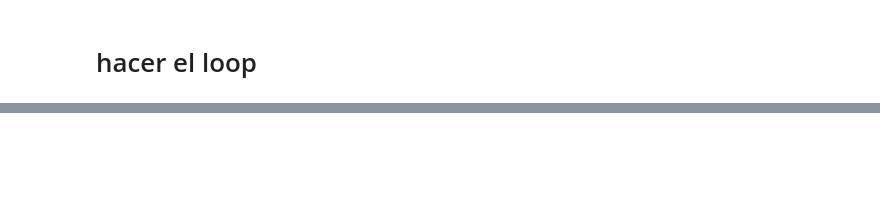
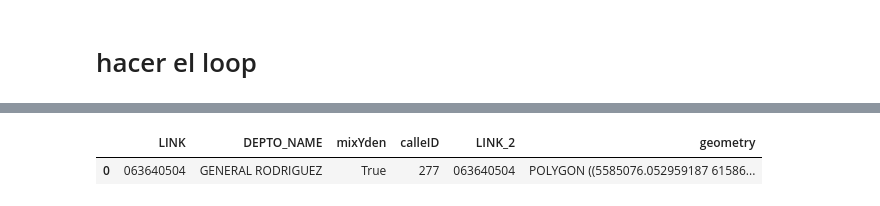
Before and after one commit to alephcero/thesis, a Jupyter notebook: src/crearCartografiaAGBA.ipynb, the cells around one changed output, grey strips where cells are left out. Drawn from its saved outputs; the diff is of its cells as text; code cells hidden in the pictures; blank space fills up the shorter version.

```diff
--- a/src/crearCartografiaAGBA.ipynb
+++ b/src/crearCartografiaAGBA.ipynb
@@ -332,0 +368,19 @@ appenDFdiss.plot(ax=ax)
+# %%
+'''
+primerID = calles.calleID.unique()[0]
+counter = 0
+subset = calles.loc[calles.calleID==primerID,:]
+unaLinea = subset.iloc[0:1,:]
+conjuntoDeRadios = agbaBajaDens.loc[agbaBajaDens.LINK.isin(subset.LINK),:]
+intercept = gpd.overlay(conjuntoDeRadios, unaLinea, how='intersection')
+intercept.head()
+primerID = calles.calleID.unique()[1]
+subset = calles.loc[calles.calleID==primerID,:]
+unaLinea = subset.iloc[0:1,:]
+conjuntoDeRadios = agbaBajaDens.loc[agbaBajaDens.LINK.isin(subset.LINK),:]
+tmp = gpd.overlay(conjuntoDeRadios, unaLinea, how='intersection')
+intercept.append(tmp)
+'''
+# %% [output]
+|  | LINK | DEPTO_NAME | mixYden | calleID | LINK_2 | geometry |
+| 0 | 063640504 | GENERAL RODRIGUEZ | True | 277 | 063640504 | POLYGON ((5585076.052959187 61586... |
```
Also changed, not shown: parts of 22 cells of this notebook.
